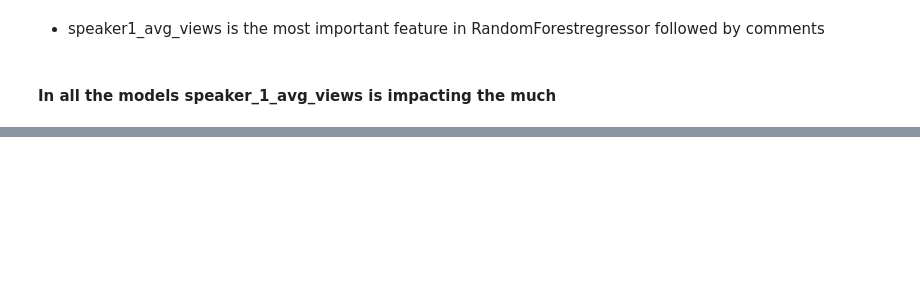
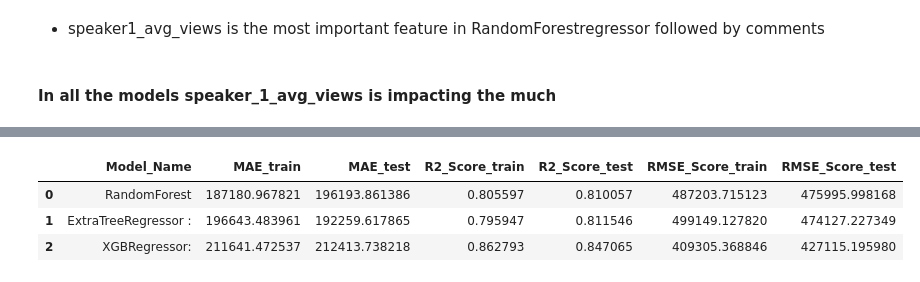
Before and after one commit to Rajesh1505/Ted_Talk_Views_Prediction-Capstone_Project_2, a Jupyter notebook: Ted_Talk_Views_Prediction_Rajesh_Kumar_Patel.ipynb, the cells around one changed output, grey strips where cells are left out. Saved outputs shown, nothing was run; the diff lists cells and outputs as text; code cells hidden in the pictures; blank space fills up the shorter version.

```diff
--- a/Ted_Talk_Views_Prediction_Rajesh_Kumar_Patel.ipynb
+++ b/Ted_Talk_Views_Prediction_Rajesh_Kumar_Patel.ipynb
@@ -1257,0 +1270,8 @@ plt.show()
+# %%
+comparision_df = pd.DataFrame(model_data)
+comparision_df
+# %% [output]
+|  | Model_Name | MAE_train | MAE_test | R2_Score_train | R2_Score_test | RMSE_Score_train | RMSE_Score_test |
+| 0 | RandomForest | 187180.967821 | 196193.861386 | 0.805597 | 0.810057 | 487203.715123 | 475995.998168 |
+| 1 | ExtraTreeRegressor : | 196643.483961 | 192259.617865 | 0.795947 | 0.811546 | 499149.127820 | 474127.227349 |
+| 2 | XGBRegressor: | 211641.472537 | 212413.738218 | 0.862793 | 0.847065 | 409305.368846 | 427115.195980 |
```
Also changed, not shown: parts of 32 cells of this notebook.
